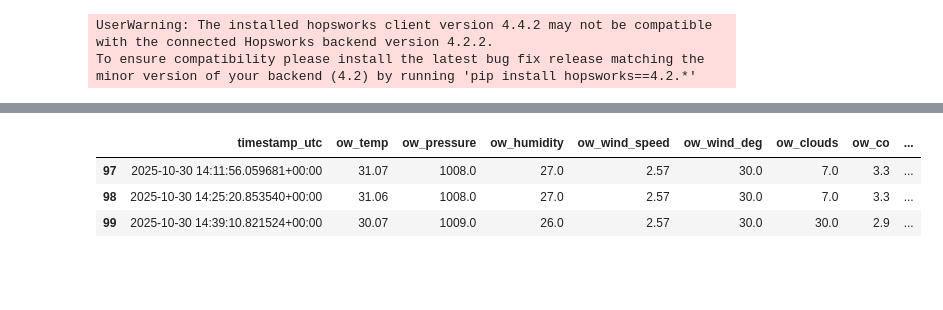
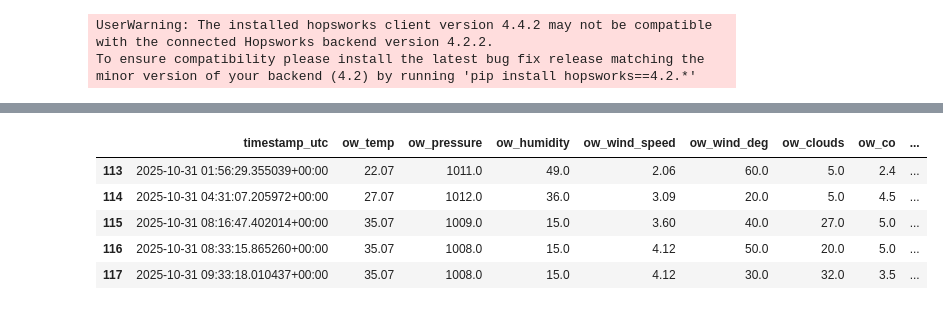
Before and after one commit to mariaabid003/aqi-forecast, a Jupyter notebook: eda.ipynb, the cells around one changed output, grey strips where cells are left out. Cells and saved outputs as stored; diff of their text form; code cells hidden in the pictures; blank space fills up the shorter version.

```diff
--- a/eda.ipynb
+++ b/eda.ipynb
@@ -24,5 +24,5 @@ fs = project.get_feature_store()
 fg = fs.get_feature_group("aqi_features", 1)
 df = fg.read()
 
-df.tail(3)
+df.tail()
 # %% [output]
@@ -39,4 +37,6 @@ Finished: Reading data from Hopsworks, using Hopsworks Feature Query Service (1.
 |  | timestamp_utc | ow_temp | ow_pressure | ow_humidity | ow_wind_speed | ow_wind_deg | ow_clouds | ow_co | ... |
-| 97 | 2025-10-30 14:11:56.059681+00:00 | 31.07 | 1008.0 | 27.0 | 2.57 | 30.0 | 7.0 | 3.3 | ... |
-| 98 | 2025-10-30 14:25:20.853540+00:00 | 31.06 | 1008.0 | 27.0 | 2.57 | 30.0 | 7.0 | 3.3 | ... |
-| 99 | 2025-10-30 14:39:10.821524+00:00 | 30.07 | 1009.0 | 26.0 | 2.57 | 30.0 | 30.0 | 2.9 | ... |
+| 113 | 2025-10-31 01:56:29.355039+00:00 | 22.07 | 1011.0 | 49.0 | 2.06 | 60.0 | 5.0 | 2.4 | ... |
+| 114 | 2025-10-31 04:31:07.205972+00:00 | 27.07 | 1012.0 | 36.0 | 3.09 | 20.0 | 5.0 | 4.5 | ... |
+| 115 | 2025-10-31 08:16:47.402014+00:00 | 35.07 | 1009.0 | 15.0 | 3.60 | 40.0 | 27.0 | 5.0 | ... |
+| 116 | 2025-10-31 08:33:15.865260+00:00 | 35.07 | 1008.0 | 15.0 | 4.12 | 50.0 | 20.0 | 5.0 | ... |
+| 117 | 2025-10-31 09:33:18.010437+00:00 | 35.07 | 1008.0 | 15.0 | 4.12 | 30.0 | 32.0 | 3.5 | ... |
```
Also changed, not shown: parts of 7 cells of this notebook, 8 other files.
